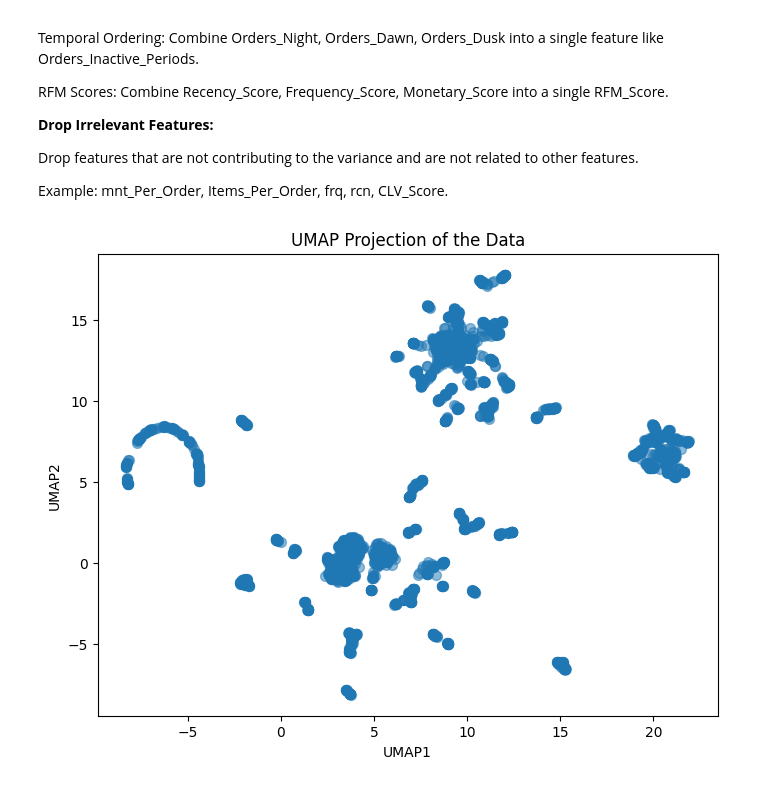
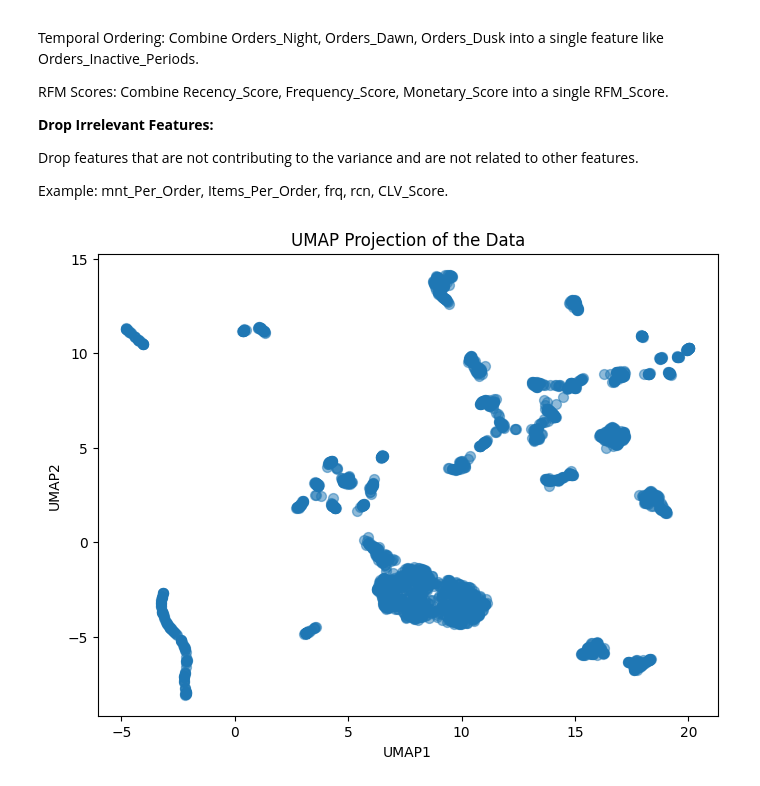
Before and after one commit to diogoruivo47/Data-Mining, a Jupyter notebook: FS_Dimension_reductionality.ipynb, the cells around one changed output. Saved outputs shown, nothing was run; the diff lists cells and outputs as text; code cells hidden in the pictures.

Commit message:
fixed encoding, still some mistakes with standardization, no solution right now

```diff
--- a/FS_Dimension_reductionality.ipynb
+++ b/FS_Dimension_reductionality.ipynb
@@ -37,7 +37,7 @@ import matplotlib.pyplot as plt
 import umap
 
 
-df = pd.read_csv('UMAP_df.csv')
+df = pd.read_csv('num_UMAP_df.csv')
 df2 = pd.read_csv('cat_UMAP_df.csv')
 # %%
 df
@@ -215,12 +307,12 @@ encoded_df = encoded_df.drop(columns=['Unnamed: 0'])
 # %%
 import pandas as pd
 from sklearn.impute import SimpleImputer
-from sklearn.preprocessing import StandardScaler, QuantileTransformer
+from sklearn.preprocessing import StandardScaler
 
 def preprocess_data(df):
     """
     Complete preprocessing pipeline with median imputation,
-    IQR-based outlier removal, and quantile normalization
+    IQR-based outlier removal, and standardization
     """
     # Store original column names
     original_columns = df.columns
@@ -244,26 +336,14 @@ def preprocess_data(df):
     mask = ~((df_imputed < (Q1 - 3 * IQR)) | (df_imputed > (Q3 + 3 * IQR))).any(axis=1)
     df_clean = df_imputed[mask]
 
-    # 3. Standardization followed by Quantile Normalization
-    # First standardize
+    # 3. Standardization
     scaler = StandardScaler()
     df_scaled = pd.DataFrame(
         scaler.fit_transform(df_clean),
         columns=df_numeric.columns
     )
 
-    # Then apply quantile normalization
-    quantile_transformer = QuantileTransformer(
-        output_distribution='normal',
-        n_quantiles=1000,
-        random_state=42
-    )
-    df_normalized = pd.DataFrame(
-        quantile_transformer.fit_transform(df_scaled),
-        columns=df_numeric.columns
-    )
-
-    return df_normalized, mask
+    return df_scaled, mask
 
 # Function to get preprocessing stats
 def get_preprocessing_stats(original_df, final_df, mask):
@@ -276,8 +356,8 @@ def get_preprocessing_stats(original_df, final_df, mask):
     return stats
 
 # Example usage:
-df_normalized, mask = preprocess_data(encoded_df)
-stats = get_preprocessing_stats(encoded_df, df_normalized, mask)
+df_scaled, mask = preprocess_data(encoded_df)
+stats = get_preprocessing_stats(encoded_df, df_scaled, mask)
 print(stats)
 # %% [output]
 {'original_rows': 31875, 'rows_after_outlier_removal': 2425, 'outliers_removed': 29450, 'outlier_percentage': 92.3921568627451}
@@ -480,18 +775,18 @@ Example: mnt_Per_Order, Items_Per_Order, frq, rcn, CLV_Score.
 # drop more and do T-SNE to compare
 # %%
 reducer = umap.UMAP(n_components=2, random_state=42)
-embedding = reducer.fit_transform(df_normalized)
+embedding = reducer.fit_transform(df_scaled)
 
 umap_df = pd.DataFrame(data=embedding, columns=['UMAP1', 'UMAP2'])
 
 plt.figure(figsize=(8, 6))
 plt.scatter(umap_df['UMAP1'], umap_df['UMAP2'], s=50, alpha=0.5)
 plt.title('UMAP Projection of the Data')
 plt.xlabel('UMAP1')
 plt.ylabel('UMAP2')
 plt.savefig('umap_projection.svg', format='svg')
 plt.show()
 # %% [output]
-[figure, old version]
+[figure, new version]
 # %%
 umap_df.to_csv('umap_embeddings.csv', index=False)
```
Also changed, not shown: parts of 14 cells of this notebook.
